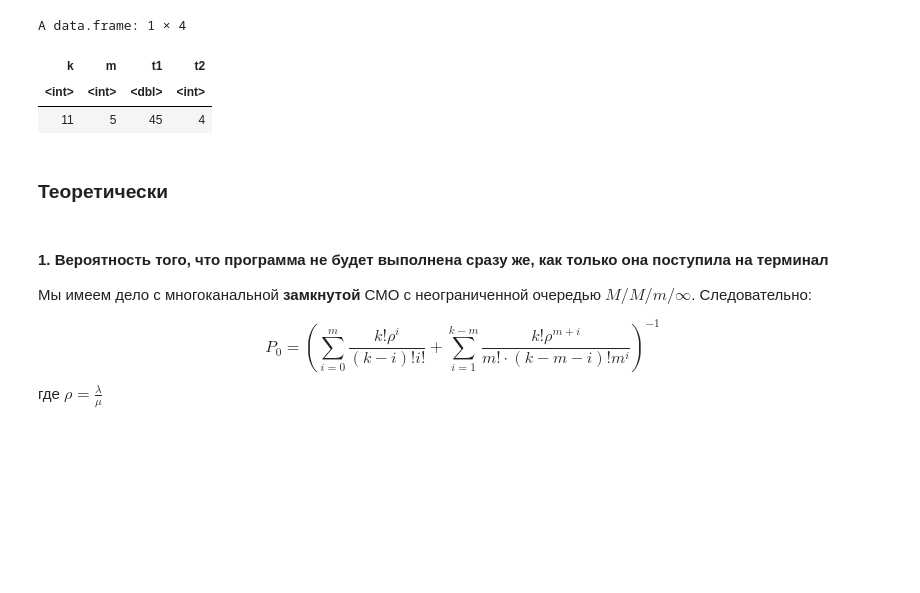
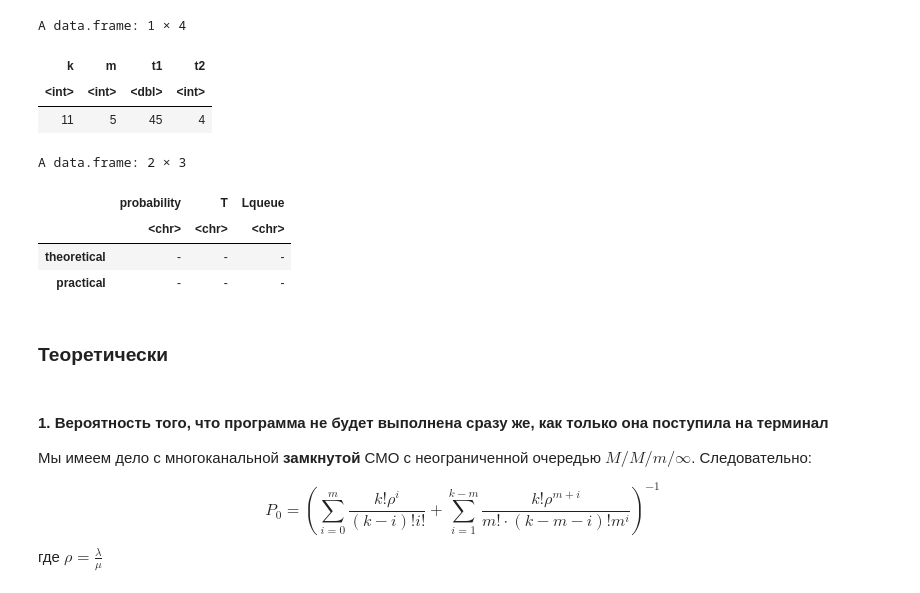
Before and after one commit to DeadlySquad13/t4-2-PerformanceAnalysis__Labs, a Jupyter notebook: Lab4/Lab4.ipynb, the cells around one changed output. Saved outputs shown, nothing was run; the diff lists cells and outputs as text; code cells hidden in the pictures; blank space fills up the shorter version.

```diff
--- a/Lab4/Lab4.ipynb
+++ b/Lab4/Lab4.ipynb
@@ -79,3 +81,13 @@ A data.frame: 1 × 4
+# %%
+results <- data.frame(probability = c("-", "-"), T = c("-", "-"), Lqueue = c("-", "-"))
+row.names(results) <- c('theoretical', 'practical')
+results
+# %% [output]
+A data.frame: 2 × 3
+|  | probability | T | Lqueue |
+|  | <chr> | <chr> | <chr> |
+| theoretical | - | - | - |
+| practical | - | - | - |
 # %% [markdown]
 ### Теоретически
 # %% [markdown]
```
Also changed, not shown: parts of 22 cells of this notebook, 1 other file.
